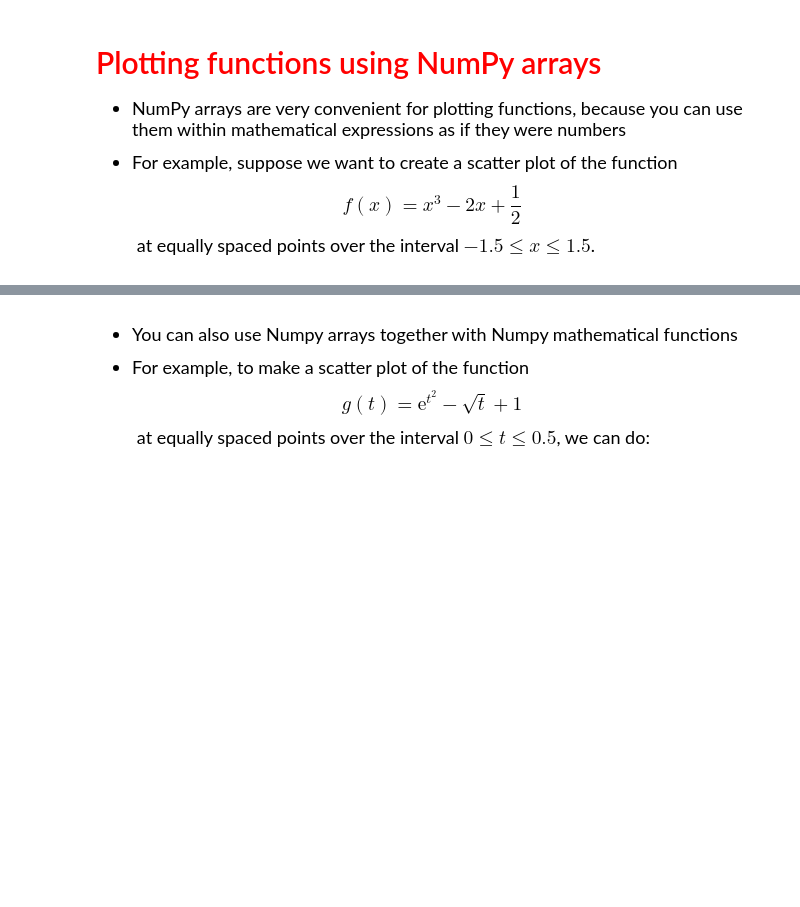
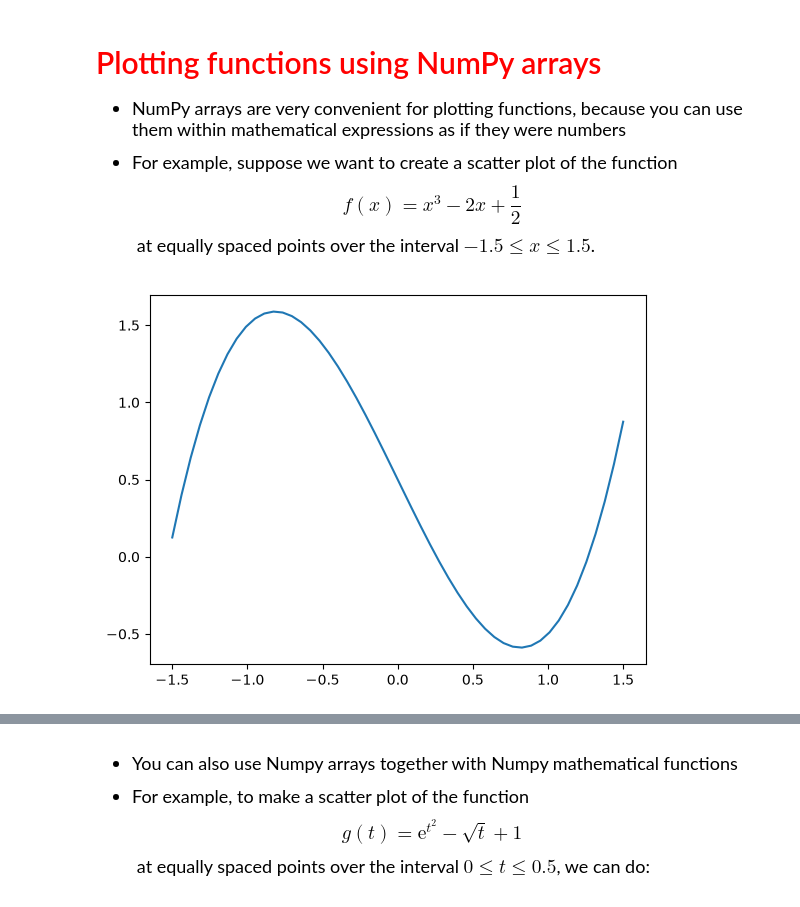
Before and after one commit to MiaoxiMuseWang/datasci151fall2026, a Jupyter notebook: lecture_04_other_sequence_objects/Lecture04 copy.ipynb, the cells around one changed output, grey strips where cells are left out. Drawn from its saved outputs; the diff is of its cells as text; code cells hidden in the pictures; blank space fills up the shorter version.

```diff
--- a/lecture_04_other_sequence_objects/Lecture04 copy.ipynb
+++ b/lecture_04_other_sequence_objects/Lecture04 copy.ipynb
@@ -405,14 +513,17 @@ $$ f(x) = x^3 - 2x + \frac{1}{2} $$
 # %%
 # Create list of equally spaced points from -1.5 to 1.5
 # We'll choose points 0.25 apart
 x_vals = [-1.5, -1.25, -1, -0.75, -0.5, -0.25, 0, 0.25, 0.5, 0.75, 1, 1.25, 1.5]
 
 # Convert to numpy array
 x_vals = np.array(x_vals)
 
+x_vals=np.linspace(-1.5, 1.5, 50)
 # Create new numpy array with the function evaluated at the same points
 y_vals = x_vals**3 - 2*x_vals + 0.5
 
-# Use plt.scatter to create scatter plot
-plt.scatter(x = x_vals, y = y_vals)
+# Use plt.plot to create a smooth line
+plt.plot(x_vals, y_vals)
 plt.show()
+# %% [output]
+[figure, added]
```
Also changed, not shown: parts of 19 cells of this notebook.
